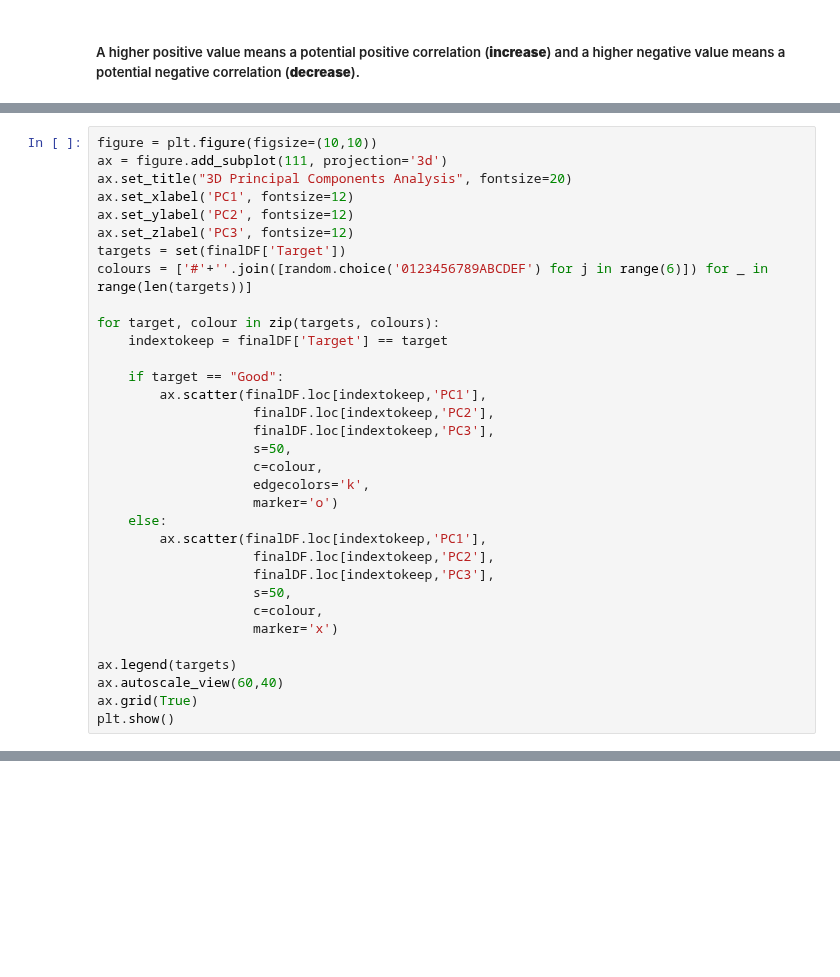
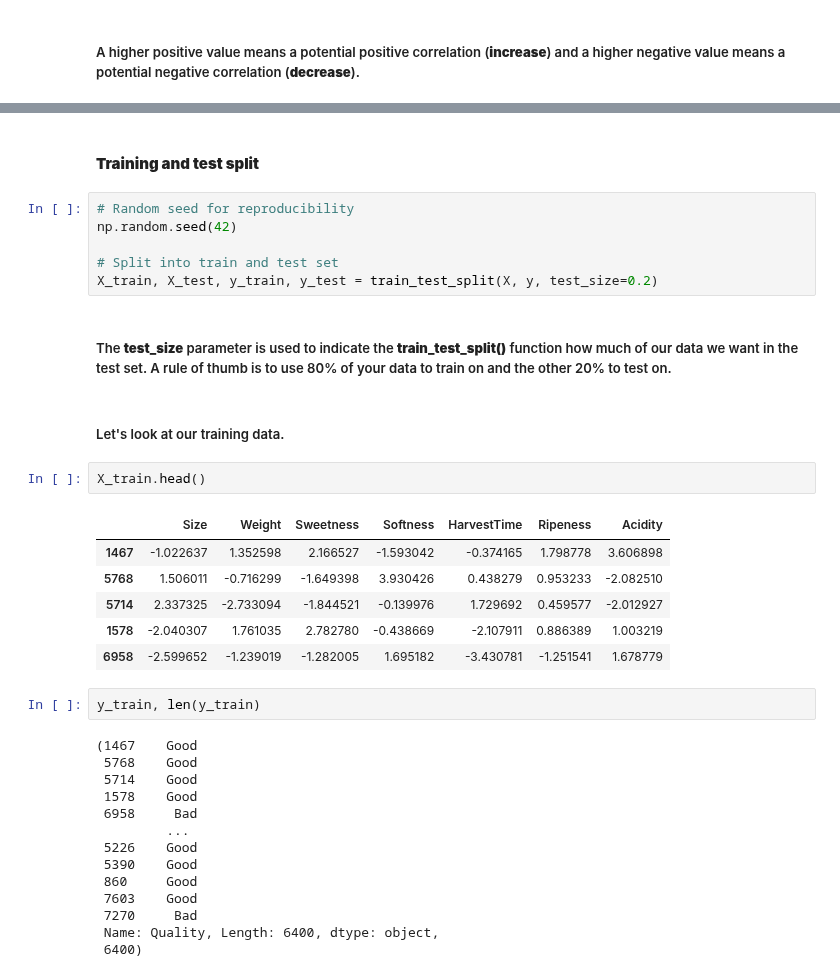
Before and after one commit to alonsobern/Data-Mining-Machine-Learning, a Jupyter notebook: Banana Quality/Banana_Quality.ipynb, the cells around one changed output, grey strips where cells are left out. Saved outputs shown, nothing was run; the diff lists cells and outputs as text; blank space fills up the shorter version.

```diff
--- a/Banana Quality/Banana_Quality.ipynb
+++ b/Banana Quality/Banana_Quality.ipynb
@@ -420,33 +305,0 @@ finalDF.shape
-# %%
-figure = plt.figure(figsize=(10,10))
-ax = figure.add_subplot(111, projection='3d')
-ax.set_title("3D Principal Components Analysis", fontsize=20)
-ax.set_xlabel('PC1', fontsize=12)
-ax.set_ylabel('PC2', fontsize=12)
-ax.set_zlabel('PC3', fontsize=12)
-targets = set(finalDF['Target'])
-colours = ['#'+''.join([random.choice('0123456789ABCDEF') for j in range(6)]) for _ in range(len(targets))]
-
-for target, colour in zip(targets, colours):
-    indextokeep = finalDF['Target'] == target
-
-    if target == "Good":
-        ax.scatter(finalDF.loc[indextokeep,'PC1'],
-                    finalDF.loc[indextokeep,'PC2'],
-                    finalDF.loc[indextokeep,'PC3'],
-                    s=50,
-                    c=colour,
-                    edgecolors='k',
-                    marker='o')
-    else:
-        ax.scatter(finalDF.loc[indextokeep,'PC1'],
-                    finalDF.loc[indextokeep,'PC2'],
-                    finalDF.loc[indextokeep,'PC3'],
-                    s=50,
-                    c=colour,
-                    marker='x')
-
-ax.legend(targets)
-ax.autoscale_view(60,40)
-ax.grid(True)
-plt.show()
@@ -560,0 +339,37 @@ plt.show()
+# %% [markdown]
+#### **Training and test split**
+# %%
+# Random seed for reproducibility
+np.random.seed(42)
+
+# Split into train and test set
+X_train, X_test, y_train, y_test = train_test_split(X, y, test_size=0.2)
+# %% [markdown]
+##### The **test_size** parameter is used to indicate the **train_test_split()** function how much of our data we want in the test set. A rule of thumb is to use 80% of your data to train on and the other 20% to test on.
+# %% [markdown]
+##### Let's look at our training data.
+# %%
+X_train.head()
+# %% [output]
+|  | Size | Weight | Sweetness | Softness | HarvestTime | Ripeness | Acidity |
+| 1467 | -1.022637 | 1.352598 | 2.166527 | -1.593042 | -0.374165 | 1.798778 | 3.606898 |
+| 5768 | 1.506011 | -0.716299 | -1.649398 | 3.930426 | 0.438279 | 0.953233 | -2.082510 |
+| 5714 | 2.337325 | -2.733094 | -1.844521 | -0.139976 | 1.729692 | 0.459577 | -2.012927 |
+| 1578 | -2.040307 | 1.761035 | 2.782780 | -0.438669 | -2.107911 | 0.886389 | 1.003219 |
+| 6958 | -2.599652 | -1.239019 | -1.282005 | 1.695182 | -3.430781 | -1.251541 | 1.678779 |
+# %%
+y_train, len(y_train)
+# %% [output]
+(1467    Good
+ 5768    Good
+ 5714    Good
+ 1578    Good
+ 6958     Bad
+         ...
+ 5226    Good
+ 5390    Good
+ 860     Good
+ 7603    Good
+ 7270     Bad
+ Name: Quality, Length: 6400, dtype: object,
+ 6400)
```
Also changed, not shown: parts of 47 cells of this notebook.
